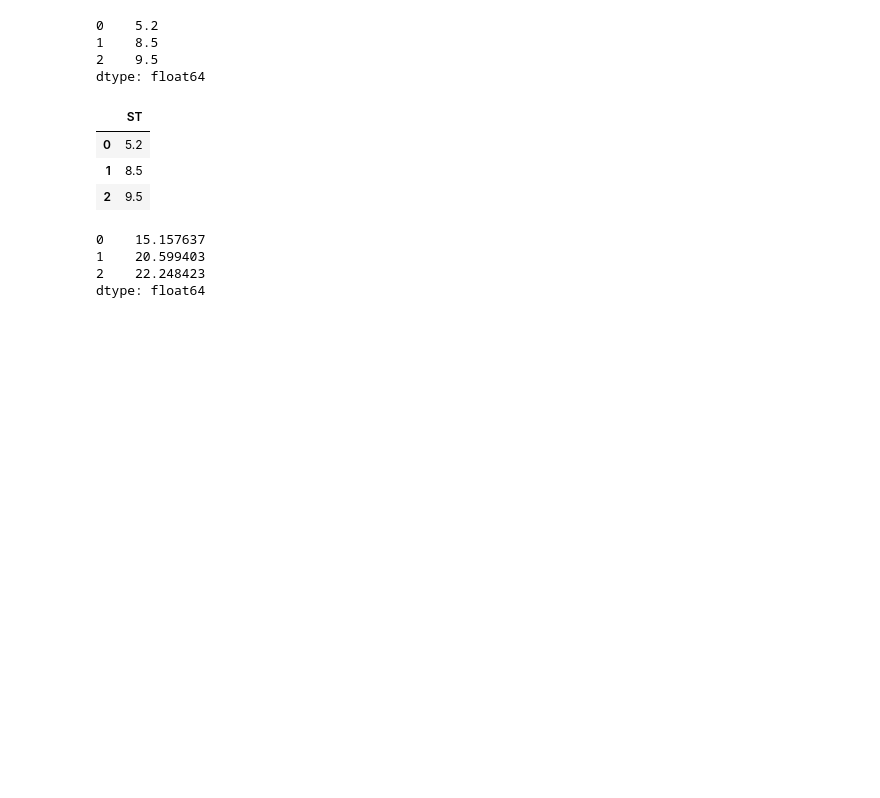
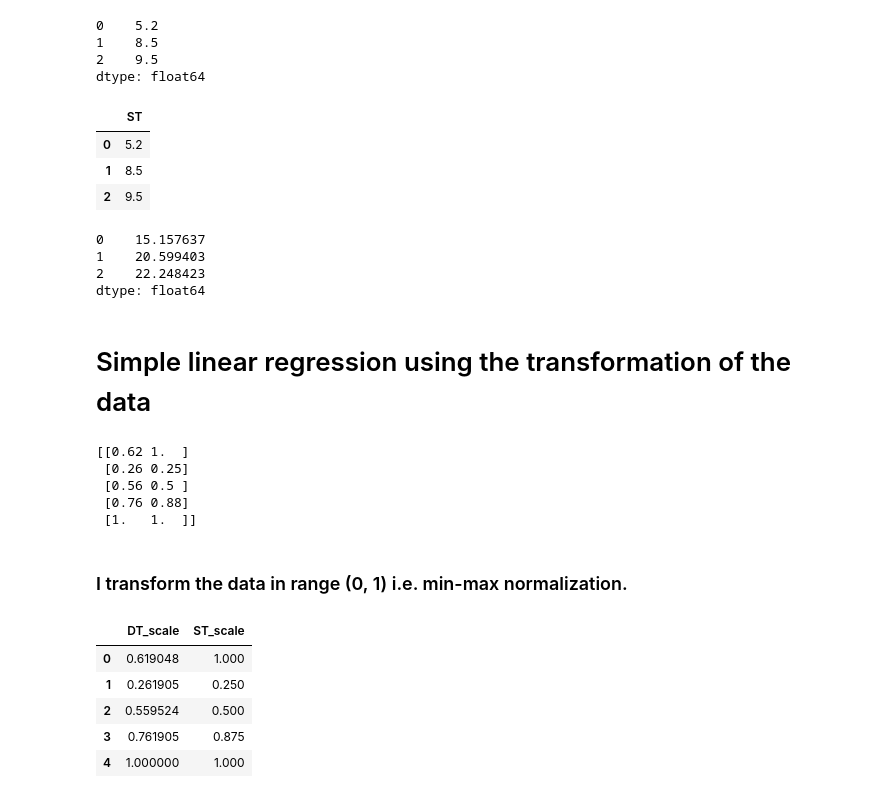
Before and after one commit to SachinKanhurkar/DS_Assignment4_LinearRegression, a Jupyter notebook: 1_deliverytime.ipynb, the cells around one changed output. Drawn from its saved outputs; the diff is of its cells as text; code cells hidden in the pictures; blank space fills up the shorter version.

```diff
--- a/1_deliverytime.ipynb
+++ b/1_deliverytime.ipynb
@@ -284,3 +279,5 @@ model.predict(data_pred)
 1    20.599403
 2    22.248423
 dtype: float64
+# %% [markdown]
+# Simple linear regression using the transformation of the data
@@ -286,0 +288,17 @@ dtype: float64
+# %%
+array = data.values
+
+scaler = MinMaxScaler(feature_range=(0,1))
+rescaledX = scaler.fit_transform(array)
+
+#transformed data
+set_printoptions(precision=2)
+print(rescaledX[0:5,:])
+# %% [output]
+[[0.62 1.  ]
+ [0.26 0.25]
+ [0.56 0.5 ]
+ [0.76 0.88]
+ [1.   1.  ]]
+# %% [markdown]
+### I transform the data in range (0, 1) i.e. min-max normalization.
@@ -286,0 +307,9 @@ dtype: float64
+# %%
+df.head()
+# %% [output]
+|  | DT_scale | ST_scale |
+| 0 | 0.619048 | 1.000 |
+| 1 | 0.261905 | 0.250 |
+| 2 | 0.559524 | 0.500 |
+| 3 | 0.761905 | 0.875 |
+| 4 | 1.000000 | 1.000 |
```
Also changed, not shown: parts of 37 cells of this notebook, 1 other file.
